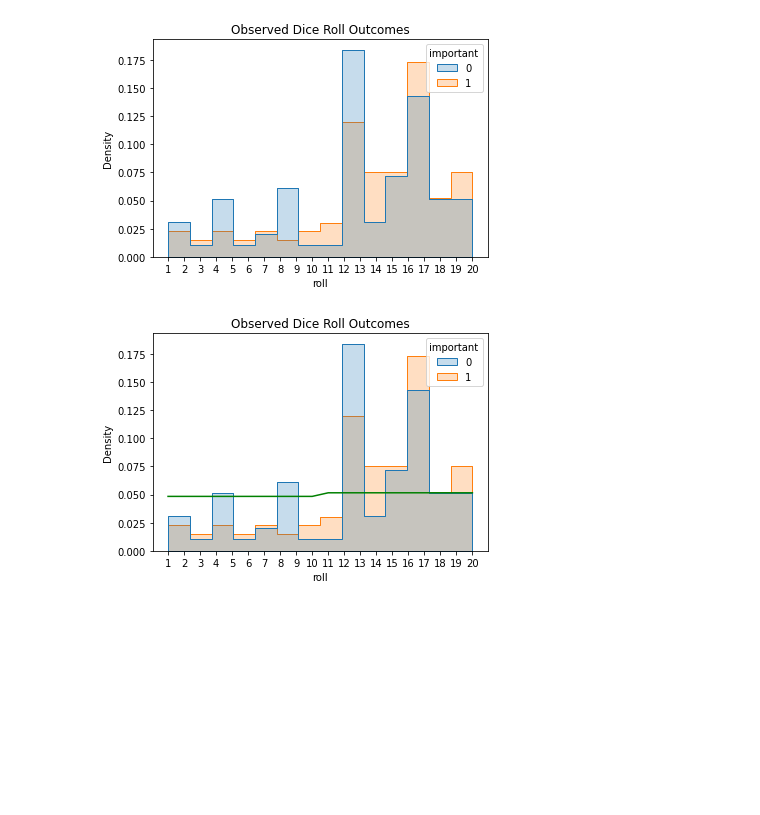
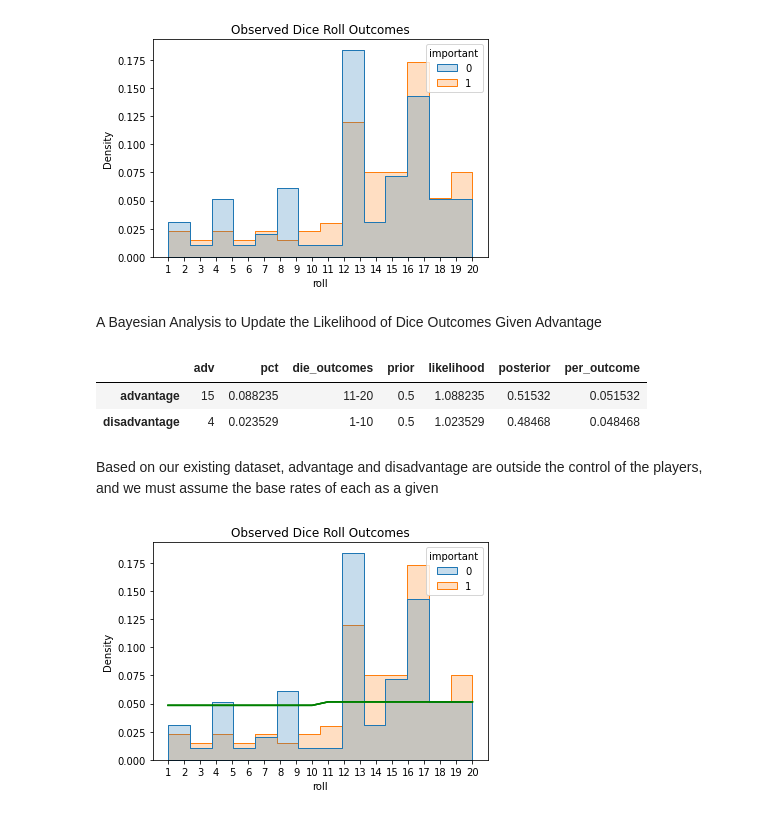
Before and after one commit to kipmccharen/Bayesian-Adventure-Zone, a Jupyter notebook: probability_plots.ipynb, the cells around one changed output. Saved outputs shown, nothing was run; the diff lists cells and outputs as text; code cells hidden in the pictures; blank space fills up the shorter version.

Commit message:
we did a bayes!

```diff
--- a/probability_plots.ipynb
+++ b/probability_plots.ipynb
@@ -66,4 +66,31 @@ rollhist.set_title("Observed Dice Roll Outcomes")
 rollhist.set(xticks=list(np.arange(1,21,1)));
 # %% [output]
 [figure]
+# %% [markdown]
+A Bayesian Analysis to Update the Likelihood of Dice Outcomes Given Advantage
+# %%
+advantages = pd.DataFrame(df.adv.value_counts()) #count instances by advantage label
+advantages['pct'] = advantages.adv / sum(advantages.adv) #find pct of all values
+advantages = advantages.iloc[1:].copy() #REMOVE NA ROW
+
+advantages['die_outcomes'] = ["11-20", "1-10"]
+#prior probability of die outcomes, either high or low
+advantages['prior'] = 1 / 2
+#likelihood of advantage/disadvantage states given data
+#bayes multiplier, not a probability
+advantages['likelihood'] = 1 + advantages.pct #change in representation given adv/disadv
+
+#posterior probability of roll outcome given advantage/disadvantage observations
+advantages['posterior'] = (advantages.likelihood * advantages.prior) \
+    / sum(advantages.likelihood * advantages.prior)
+
+advantages['per_outcome'] = advantages.posterior / 10
+
+advantages
+# %% [output]
+|  | adv | pct | die_outcomes | prior | likelihood | posterior | per_outcome |
+| advantage | 15 | 0.088235 | 11-20 | 0.5 | 1.088235 | 0.51532 | 0.051532 |
+| disadvantage | 4 | 0.023529 | 1-10 | 0.5 | 1.023529 | 0.48468 | 0.048468 |
+# %% [markdown]
+Based on our existing dataset, advantage and disadvantage are outside the control of the players, and we must assume the base rates of each as a given
 # %%
```
Also changed, not shown: parts of 3 cells of this notebook, 1 other file.
